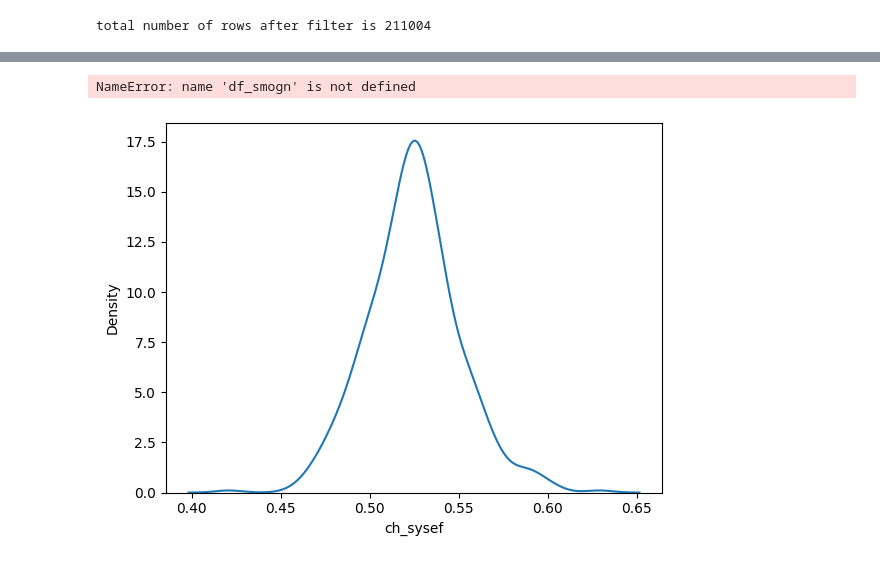
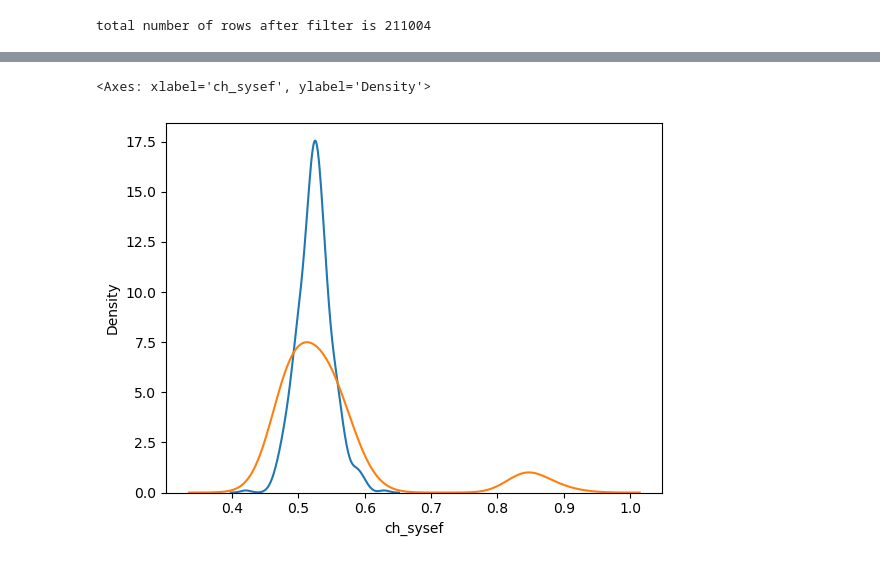
Before and after one commit to kaerintern/optimization, a Jupyter notebook: parklane/smogn.ipynb, the cells around one changed output, grey strips where cells are left out. Cells and saved outputs as stored; diff of their text form; code cells hidden in the pictures.

Commit message:
smogn training

```diff
--- a/parklane/smogn.ipynb
+++ b/parklane/smogn.ipynb
@@ -5,5 +8,5 @@ import seaborn
 # %%
-df = pd.read_csv("/Users/admin/Downloads/parklane_combined_edited.csv", index=False)
+df = pd.read_csv(r"C:\Users\fabian\Downloads\parklane_combined_edited.csv")
 # filter where hr or hb is  not 0
 df = df[(df['sys_hr'] != 0) | (df['sys_hb'] != 0)]
 df = df[(df['h_chwst'] >=5) & (df['h_chwst'] <=20)]
@@ -43,6 +46,6 @@ fil_df = fil_df[(fil_df['lift']>=18) & (fil_df['lift']<=30)]
 print("total number of rows after filter is {}".format(len(fil_df)))
 
 # selecting related features only
-ch_sysef_df = fil_df[['ch_sysef', 'lift', 'sys_cl', 'ct_tot_kw', 'ch_run', 'h_cwst']]
+ch_sysef_df = fil_df[['ch_sysef', 'lift', 'sys_cl', 'ct_tot_kw', 'ch_run']].reset_index()
 # %% [output]
 total number of rows after filter is 211004
@@ -74,6 +61,22 @@ IndexError: positional indexers are out-of-bounds
+# %%
+rg_mtrx = [
+
+    [0.45, 1, 0],
+    [0.50, 0, 0],
+    [0.55, 0, 0],
+    [0.60, 0, 0],
+    [0.65, 1, 0]
+]
+df_smogn = smogn.smoter(
+    data=ch_sysef_df,
+    y='ch_sysef',
+    drop_na_row=True,
+
+
+)
 # %%
-seaborn.kdeplot(df_test['ch_sysef'], label = "Original")
+seaborn.kdeplot(ch_sysef_df['ch_sysef'], label = "Original")
 seaborn.kdeplot(df_smogn['ch_sysef'], label = "Modified")
 # %% [output]
-NameError: name 'df_smogn' is not defined
+<Axes: xlabel='ch_sysef', ylabel='Density'>
-[figure, old version]
+[figure, new version]
```
Also changed, not shown: parts of 9 cells of this notebook.
